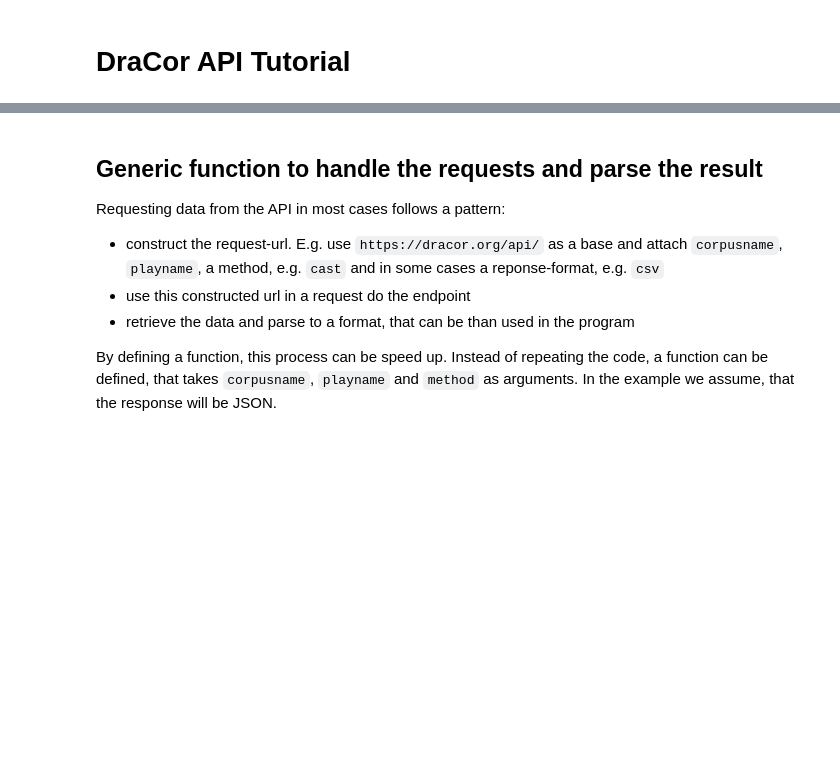
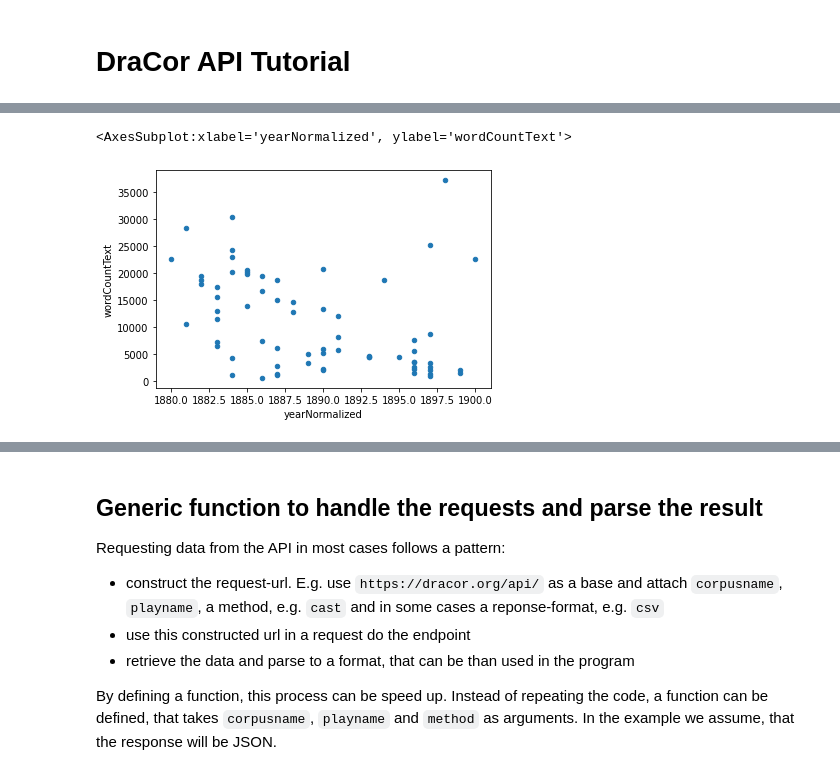
Before and after one commit to dracor-org/dracor-notebooks, a Jupyter notebook: api-tutorial/api-tutorial.ipynb, the cells around one changed output, grey strips where cells are left out. Cells and saved outputs as stored; diff of their text form; code cells hidden in the pictures; blank space fills up the shorter version.

```diff
--- a/api-tutorial/api-tutorial.ipynb
+++ b/api-tutorial/api-tutorial.ipynb
@@ -34,0 +262,6 @@ for corpus in corpora:
+# %%
+# 2. Plot length of play in words by the normalized year
+metadata_df.plot(x="yearNormalized", y="wordCountText", kind="scatter", )
+# %% [output]
+<AxesSubplot:xlabel='yearNormalized', ylabel='wordCountText'>
+[figure, added]
```
Also changed, not shown: parts of 68 cells of this notebook.
